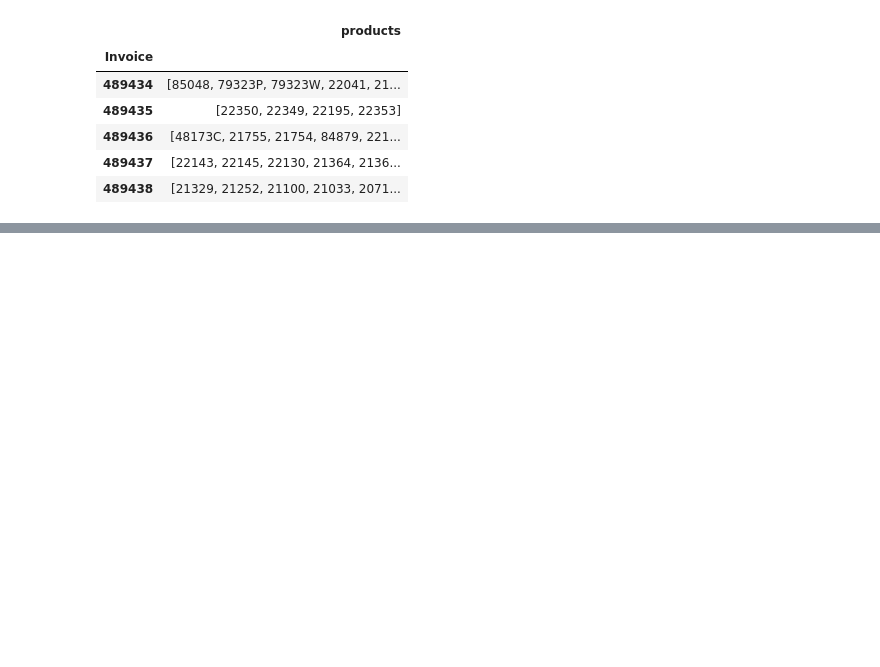
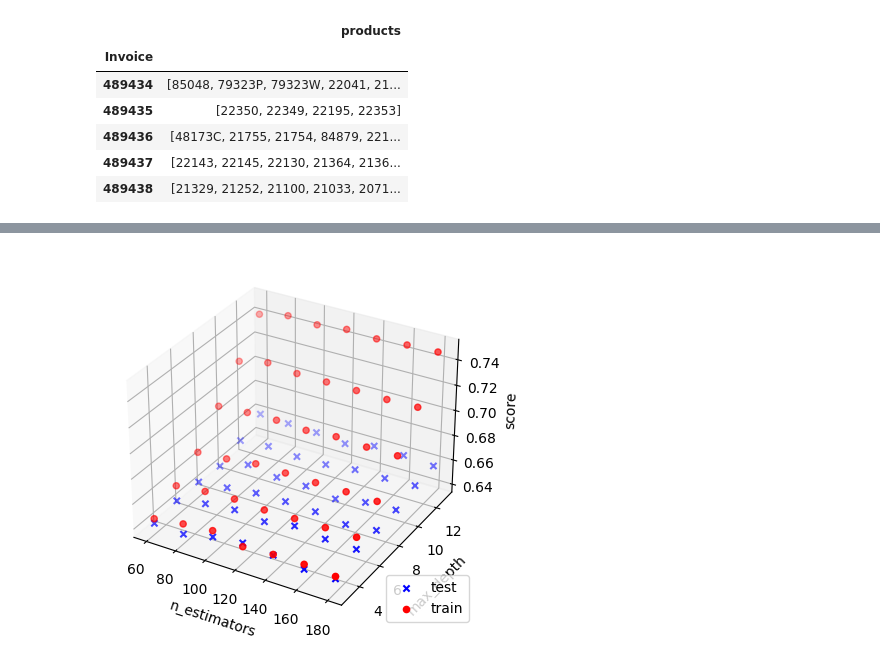
Before and after one commit to qiunimate/e-retail-play, a Jupyter notebook: main.ipynb, the cells around one changed output, grey strips where cells are left out. Cells and saved outputs as stored; diff of their text form; code cells hidden in the pictures; blank space fills up the shorter version.

```diff
--- a/main.ipynb
+++ b/main.ipynb
@@ -139,0 +278,12 @@ For the product 82482, the top 5 products with highest probability are:
+# %%
+"""encode the types and quarter because they are categorical"""
+mlb = MultiLabelBinarizer()
+# encode the types (1 if bought, 0 if not)
+one_hot_encoded_df = pd.DataFrame(mlb.fit_transform(feature_df['type_list']), columns=mlb.classes_)
+feature_df = pd.concat([feature_df, one_hot_encoded_df], axis=1).drop(columns=['type_list'])
+
+# encode the quarter (one hot)
+one_hot = pd.get_dummies(feature_df['Quarter'])
+# set one hot column names "Quarter_0", "Quarter_1", etc. to avoid confusion
+one_hot.columns = ["Quarter_" + str(i) for i in range(4)]
+feature_df = pd.concat([feature_df, one_hot], axis=1)
@@ -139,0 +305,11 @@ For the product 82482, the top 5 products with highest probability are:
+# %%
+"""the label is balanced but the quarter is not balanced, so we randomly drop 2000 rows with quarter 0"""
+
+# randomly drop 2000 rows with Label 1
+feature_df = feature_df.drop(feature_df[feature_df['Label'] == 1].sample(n=2000, random_state=42).index)
+
+# view the classes distribution in the dataset
+print(feature_df['Label'].value_counts())
+
+# view the quarter distribution in the dataset
+print(feature_df['Quarter'].value_counts())
@@ -139,0 +375,18 @@ For the product 82482, the top 5 products with highest probability are:
+# %%
+# visualize the rf_list_record as figure
+i_values = [item[0] for item in rf_list_record]
+j_values = [item[1] for item in rf_list_record]
+train_score_values = [item[2] for item in rf_list_record]
+score_values = [item[3] for item in rf_list_record]
+
+fig = plt.figure()
+ax = fig.add_subplot(111, projection='3d')
+ax.scatter(i_values, j_values, score_values, c='b', marker='x')
+ax.scatter(i_values, j_values, train_score_values, c='r', marker='o')
+ax.set_xlabel('n_estimators')
+ax.set_ylabel('max_depth')
+ax.set_zlabel('score')
+plt.legend(["test", "train"], loc ="lower right")
+plt.show()
+# %% [output]
+[figure, added]
```
Also changed, not shown: parts of 26 cells of this notebook, 1 other file.
